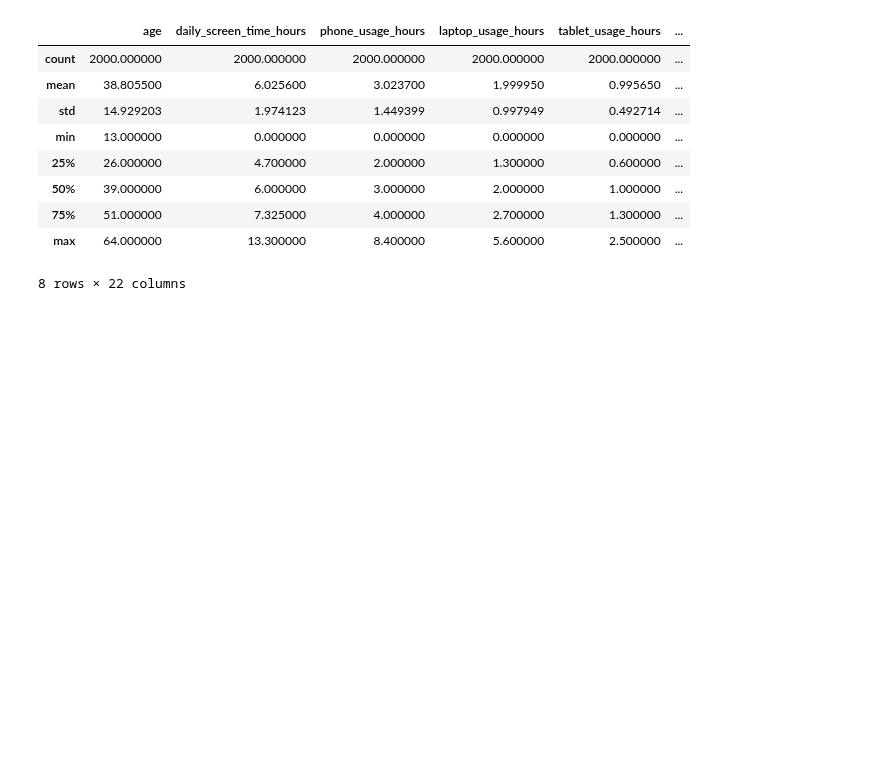
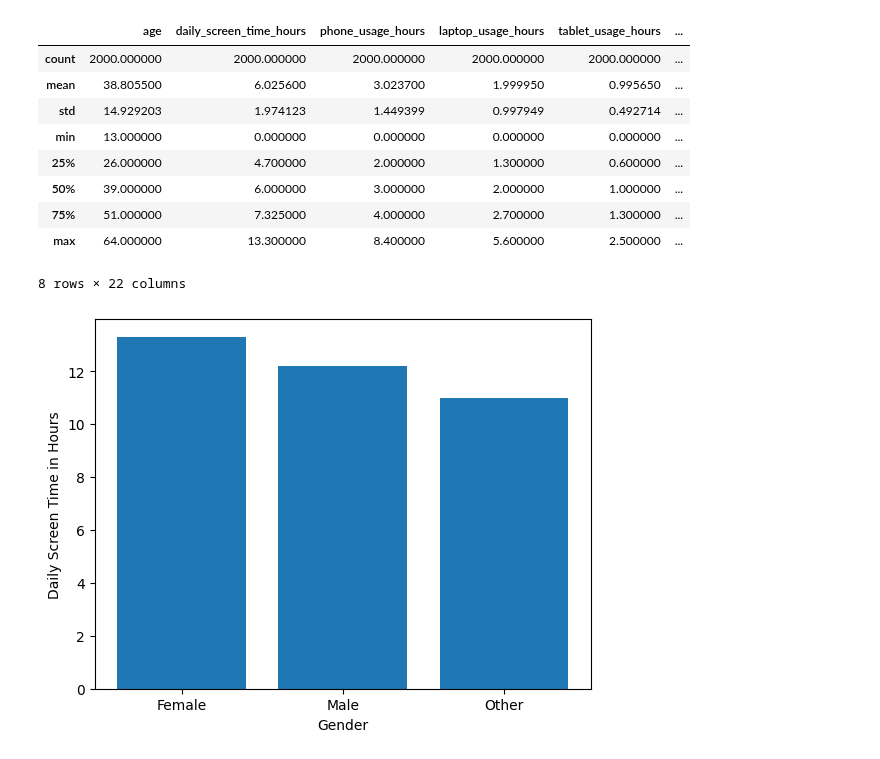
Before and after one commit to GENTLEW1ND/Python, a Jupyter notebook: screen-on-time-on-mental-health.ipynb, the cells around one changed output. Drawn from its saved outputs; the diff is of its cells as text; code cells hidden in the pictures; blank space fills up the shorter version.

Commit message:
Kaggle Notebook | Screen_on_time_ON_mental_health | Version 2

```diff
--- a/screen-on-time-on-mental-health.ipynb
+++ b/screen-on-time-on-mental-health.ipynb
@@ -71,3 +71,10 @@ data.describe()
 | 75% | 51.000000 | 7.325000 | 4.000000 | 2.700000 | 1.300000 | ... |
 | max | 64.000000 | 13.300000 | 8.400000 | 5.600000 | 2.500000 | ... |
 8 rows × 22 columns
+# %%
+plt.bar(data["gender"], data["daily_screen_time_hours"])
+plt.xlabel("Gender")
+plt.ylabel("Daily Screen Time in Hours")
+plt.show()
+# %% [output]
+[figure, added]
```
Also changed, not shown: parts of 1 cell of this notebook.
